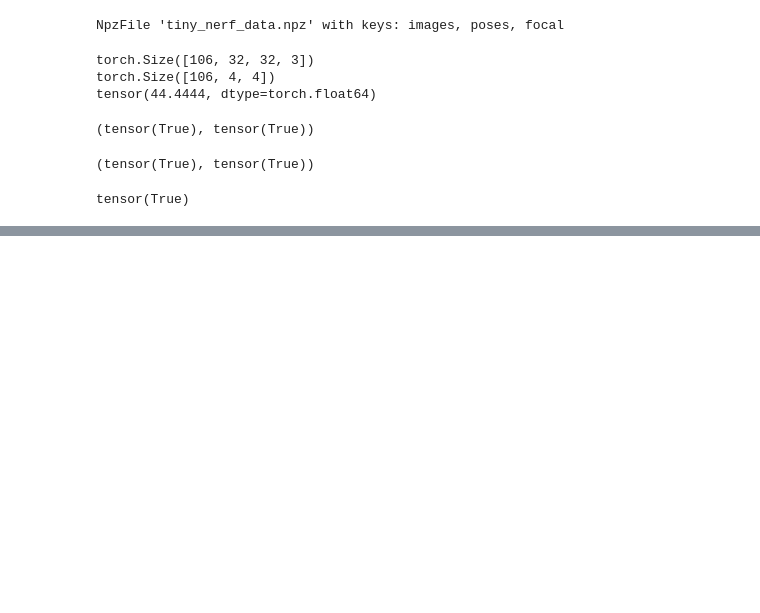
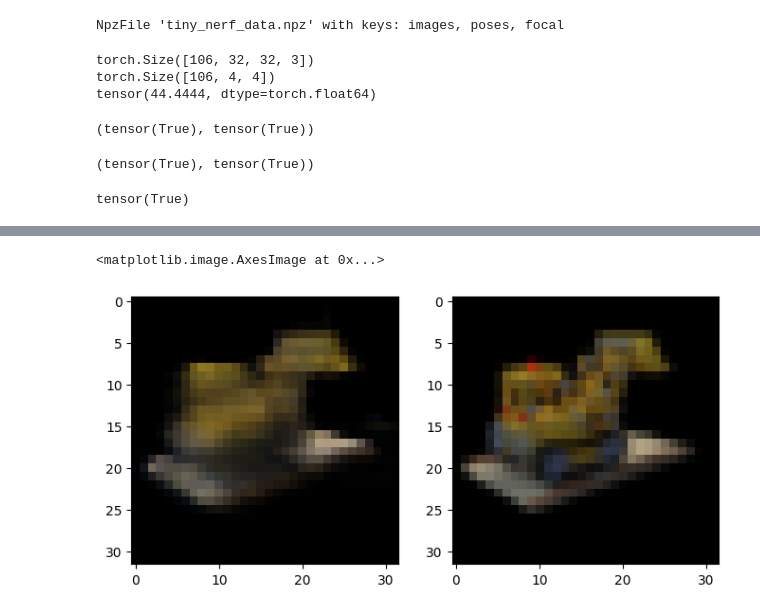
Before and after one commit to enix403/NeRF, a Jupyter notebook: nerf_impl.ipynb, the cells around one changed output, grey strips where cells are left out. Cells and saved outputs as stored; diff of their text form; code cells hidden in the pictures; blank space fills up the shorter version.

```diff
--- a/nerf_impl.ipynb
+++ b/nerf_impl.ipynb
@@ -477,3 +477,16 @@ class VeryTinyNerfModel(torch.nn.Module):
         return x
 # %%
 model = VeryTinyNerfModel()
+# %%
+def predict(pose: torch.Tensor):
+    return nf_render_pose(
+        model,
+        height,
+        width,
+        focal_length,
+        pose=pose,
+        thresh_near=2,
+        thresh_far=6,
+        num_samples_per_ray=32,
+        chunk_size=8096,
+    )
@@ -479,0 +525,14 @@ model = VeryTinyNerfModel()
+# %%
+test_idx = torch.randint(images.shape[0], (1,)).item()
+
+plt.figure(figsize=(8,4))
+
+predicted = predict(poses[test_idx]).detach()
+plt.subplot(1,2,1)
+plt.imshow(predicted)
+
+plt.subplot(1,2,2)
+plt.imshow(images[test_idx])
+# %% [output]
+<matplotlib.image.AxesImage at 0x...>
+[figure, added]
```
Also changed, not shown: parts of 2 cells of this notebook, 1 other file.
